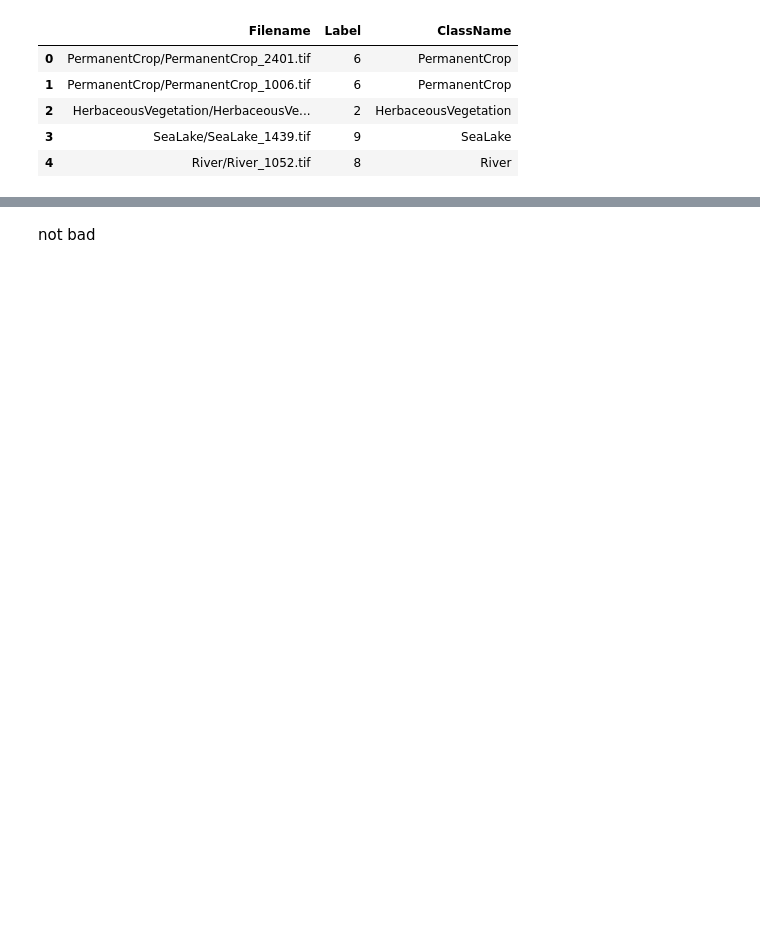
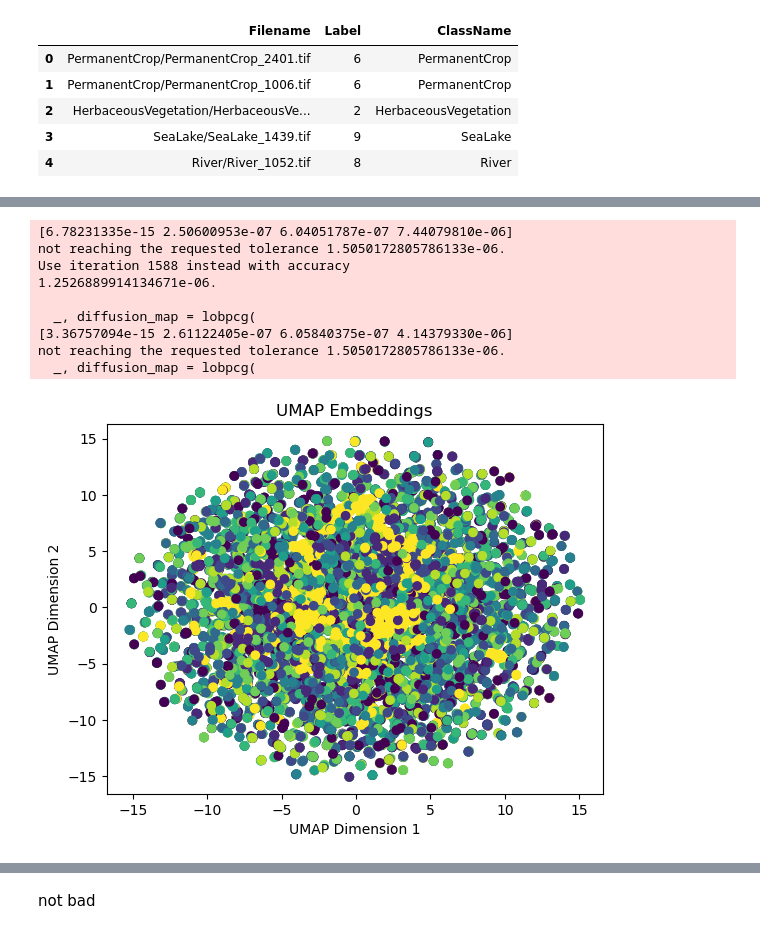
Before and after one commit to FilipLangiewicz/WB_projekt, a Jupyter notebook: code/quick_model_evaluation.ipynb, the cells around one changed output, grey strips where cells are left out. Drawn from its saved outputs; the diff is of its cells as text; code cells hidden in the pictures; blank space fills up the shorter version.

```diff
--- a/code/quick_model_evaluation.ipynb
+++ b/code/quick_model_evaluation.ipynb
@@ -124,3 +212,26 @@ Embedded 19317 tiles: 382.341s
+# %%
+import umap
+
+# Perform UMAP analysis on the embeddings
+umap_embeddings = umap.UMAP(n_neighbors=5, min_dist=0.3).fit_transform(embeddings_tsne)
+
+# Plot the UMAP embeddings
+plt.scatter(umap_embeddings[:, 0], umap_embeddings[:, 1], c=y)
+plt.title("UMAP Embeddings")
+plt.xlabel("UMAP Dimension 1")
+plt.ylabel("UMAP Dimension 2")
+plt.show()
+# %% [output]
+[6.78231335e-15 2.50600953e-07 6.04051787e-07 7.44079810e-06]
+not reaching the requested tolerance 1.5050172805786133e-06.
+Use iteration 1588 instead with accuracy
+1.2526889914134671e-06.
+
+  _, diffusion_map = lobpcg(
+[3.36757094e-15 2.61122405e-07 6.05840375e-07 4.14379330e-06]
+not reaching the requested tolerance 1.5050172805786133e-06.
+  _, diffusion_map = lobpcg(
+[figure, added]
 # %%
 y = train_df["Label"].to_numpy()
 # %%
```
Also changed, not shown: parts of 6 cells of this notebook, 1 other file.
